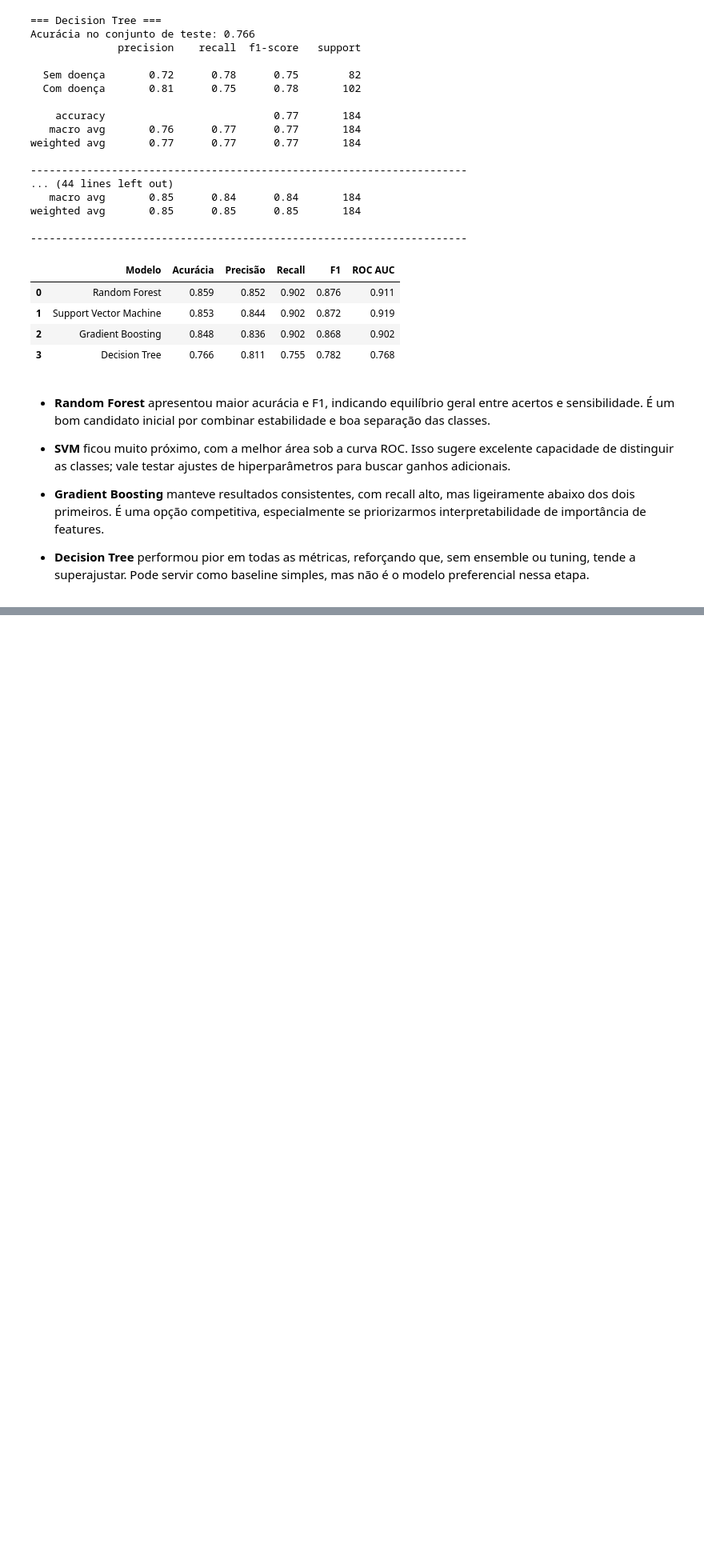
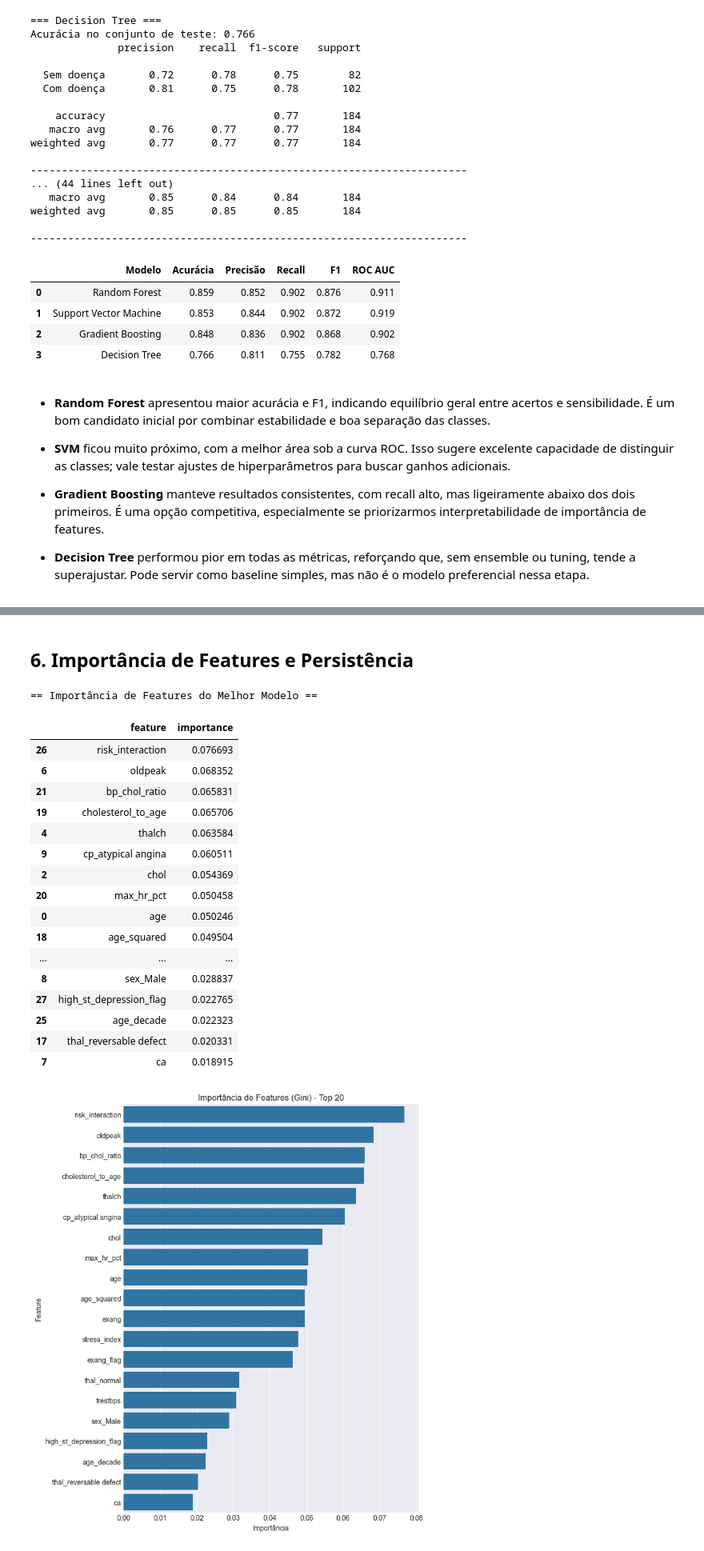
Before and after one commit to leonflicts42/introducao-ciclo-de-vida-de-modelos, a Jupyter notebook: aula_03_desenvolvimento_engenharia/exercicio_engenharia_modelos.ipynb, the cells around one changed output, grey strips where cells are left out. Shown at 80% size. Drawn from its saved outputs; the diff is of its cells as text; code cells hidden in the pictures; blank space fills up the shorter version.

Commit message:
Add feature importance chart and model persistence

```diff
--- a/aula_03_desenvolvimento_engenharia/exercicio_engenharia_modelos.ipynb
+++ b/aula_03_desenvolvimento_engenharia/exercicio_engenharia_modelos.ipynb
@@ -470,3 +470,82 @@ Alvo (acc > 0.86): atingido
 Resultados registrados no MLflow (experimento: aula3_time_budget_tuning).
 |  | Acurácia | Precisão | Recall | F1 | ROC AUC |
 | 0 | 0.864 | 0.853 | 0.912 | 0.882 | 0.903 |
+# %% [markdown]
+## 6. Importância de Features e Persistência
+# %%
+# Importância de features (Gini + Permutation) e persistência/log do melhor modelo
+from datetime import datetime
+import os
+from sklearn.inspection import permutation_importance
+
+print("== Importância de Features do Melhor Modelo ==")
+
+# Garantias: execute a seção de tuning antes desta célula
+assert "best_rf" in globals(), "best_rf não encontrado. Execute a seção de tuning antes."
+assert "tuned_metrics" in globals(), "tuned_metrics não encontrado. Execute a seção de tuning antes."
+
+# Extrair nomes de features utilizados pelo pipeline (após selector, se houver)
+if hasattr(best_rf, "named_steps") and "selector" in best_rf.named_steps and hasattr(best_rf.named_steps["selector"], "get_support"):
+    mask = best_rf.named_steps["selector"].get_support()
+    feat_names_used = np.array(X_train.columns)[mask]
+else:
+    feat_names_used = np.array(X_train.columns)
+
+# 1) Importância baseada em árvore (Gini)
+model_step = best_rf.named_steps["model"] if hasattr(best_rf, "named_steps") and "model" in best_rf.named_steps else best_rf
+tree_imp = getattr(model_step, "feature_importances_", None)
+
+figs_to_log = []
+
+if tree_imp is not None and len(tree_imp) == len(feat_names_used):
+    imp_df = pd.DataFrame({"feature": feat_names_used, "importance": tree_imp}).sort_values("importance", ascending=False)
+    display(imp_df.head(20))
+
+    fig, ax = plt.subplots(figsize=(8, min(0.45*len(imp_df.head(20)), 10)))
+    sns.barplot(data=imp_df.head(20), x="importance", y="feature", color="#1f77b4", ax=ax)
+    ax.set_title("Importância de Features (Gini) - Top 20")
+    ax.set_xlabel("Importância")
+    ax.set_ylabel("Feature")
+    plt.tight_layout()
+    figs_to_log.append(("feature_importance_gini_top20.png", fig))
+    plt.show()
+else:
+    print("[Info] Modelo não expõe feature_importances_. Pulando gráfico Gini.")
+
+# 2) Importância por permutação (Accuracy)
+perm = permutation_importance(best_rf, X_test, y_test, scoring="accuracy", n_repeats=10, random_state=42, n_jobs=-1)
+perm_df = pd.DataFrame({
+    "feature": feat_names_used,
+    "importance": perm.importances_mean,
+    "std": perm.importances_std
+}).sort_values("importance", ascending=False)
+display(perm_df.head(20))
+
+fig2, ax2 = plt.subplots(figsize=(8, min(0.45*len(perm_df.head(20)), 10)))
+sns.barplot(data=perm_df.head(20), x="importance", y="feature", color="#ff7f0e", ax=ax2)
+ax2.set_title("Importância por Permutação (Accuracy) - Top 20")
+ax2.set_xlabel("Queda média na métrica")
+ax2.set_ylabel("Feature")
+plt.tight_layout()
+figs_to_log.append(("feature_importance_permutation_top20.png", fig2))
+plt.show()
+# %% [output]
+== Importância de Features do Melhor Modelo ==
+|  | feature | importance |
+| 26 | risk_interaction | 0.076693 |
+| 6 | oldpeak | 0.068352 |
+| 21 | bp_chol_ratio | 0.065831 |
+| 19 | cholesterol_to_age | 0.065706 |
+| 4 | thalch | 0.063584 |
+| 9 | cp_atypical angina | 0.060511 |
+| 2 | chol | 0.054369 |
+| 20 | max_hr_pct | 0.050458 |
+| 0 | age | 0.050246 |
+| 18 | age_squared | 0.049504 |
+| ... | ... | ... |
+| 8 | sex_Male | 0.028837 |
+| 27 | high_st_depression_flag | 0.022765 |
+| 25 | age_decade | 0.022323 |
+| 17 | thal_reversable defect | 0.020331 |
+| 7 | ca | 0.018915 |
+[figure, added]
```
Also changed, not shown: parts of 5 cells of this notebook, 1 other file.
